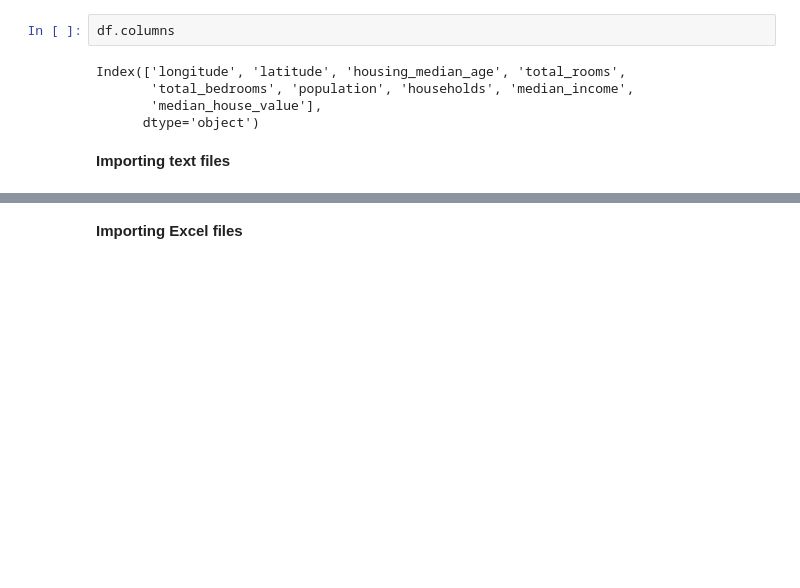
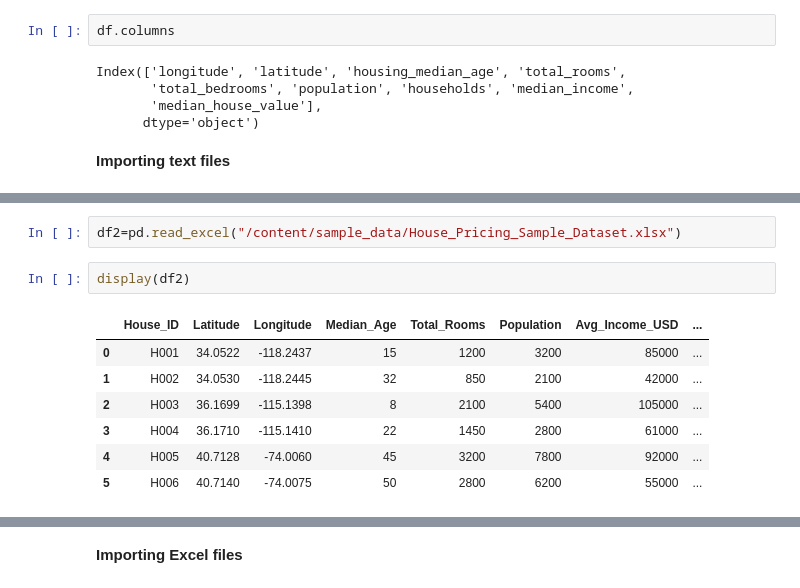
Before and after one commit to charan0887/ML_LAB_2026-27, a Jupyter notebook: PAN-DAS.ipynb, the cells around one changed output, grey strips where cells are left out. Cells and saved outputs as stored; diff of their text form; blank space fills up the shorter version.

```diff
--- a/PAN-DAS.ipynb
+++ b/PAN-DAS.ipynb
@@ -93,0 +138,12 @@ df2.describe()
+# %%
+df2=pd.read_excel("/content/sample_data/House_Pricing_Sample_Dataset.xlsx")
+# %%
+display(df2)
+# %% [output]
+|  | House_ID | Latitude | Longitude | Median_Age | Total_Rooms | Population | Avg_Income_USD | ... |
+| 0 | H001 | 34.0522 | -118.2437 | 15 | 1200 | 3200 | 85000 | ... |
+| 1 | H002 | 34.0530 | -118.2445 | 32 | 850 | 2100 | 42000 | ... |
+| 2 | H003 | 36.1699 | -115.1398 | 8 | 2100 | 5400 | 105000 | ... |
+| 3 | H004 | 36.1710 | -115.1410 | 22 | 1450 | 2800 | 61000 | ... |
+| 4 | H005 | 40.7128 | -74.0060 | 45 | 3200 | 7800 | 92000 | ... |
+| 5 | H006 | 40.7140 | -74.0075 | 50 | 2800 | 6200 | 55000 | ... |
```
Also changed, not shown: parts of 12 cells of this notebook.
